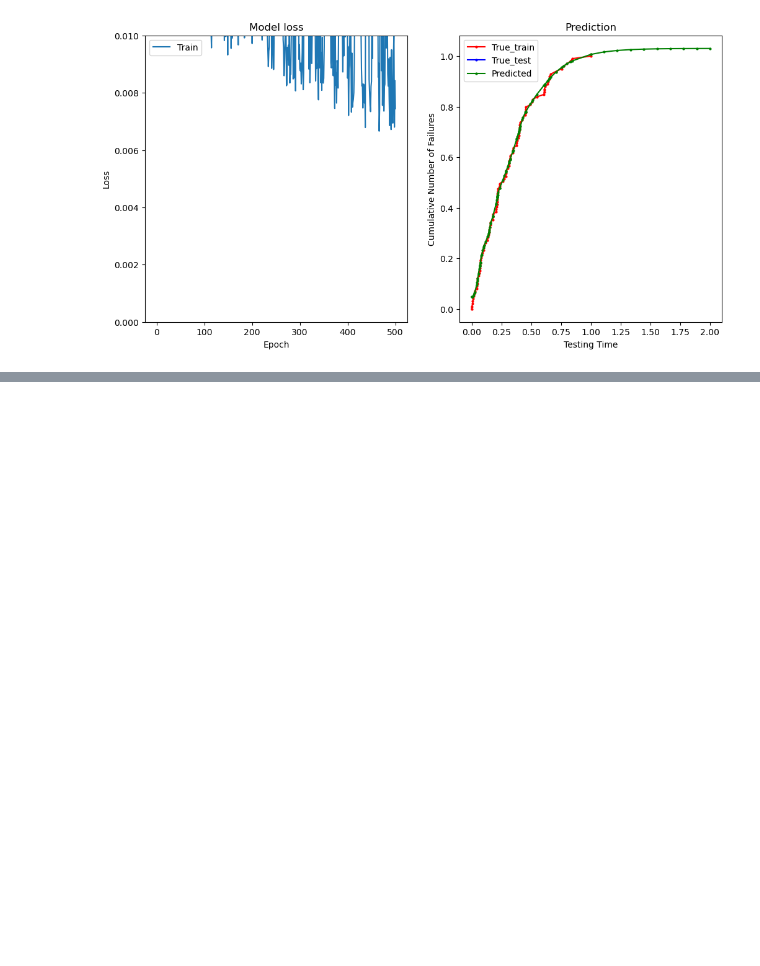
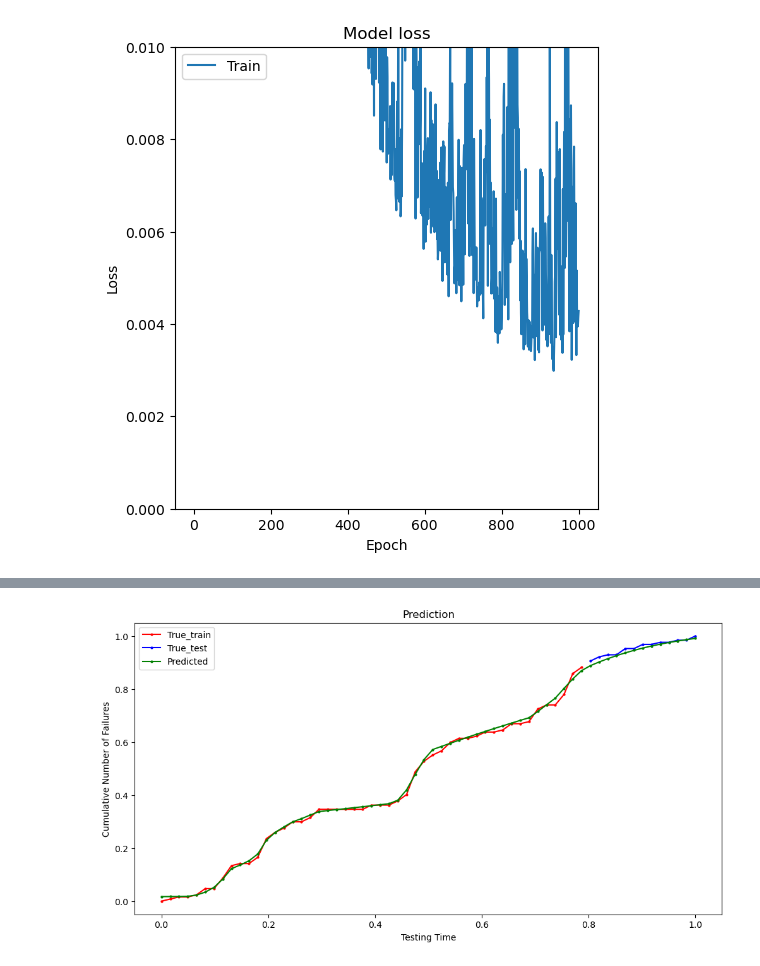
Before and after one commit to W-Zama/NN_failure_prediction, a Jupyter notebook: pre.ipynb, the cells around one changed output, grey strips where cells are left out. Cells and saved outputs as stored; diff of their text form; code cells hidden in the pictures; blank space fills up the shorter version.

```diff
--- a/pre.ipynb
+++ b/pre.ipynb
@@ -23,15 +23,15 @@ import srdata
     # 3: Lyu/J3.csv
     # 4: Lyu/J4.csv
     # 5: Lyu/J5.csv
-data_type = 1
-data_index = 3
+data_type = 2
+dataset_index = 1
 
 # 学習データとテストデータの割合（全体のデータ数ににtrain_ratioをかけて小数点以下切り捨てした数が学習データ数）
-train_ratio = 1
+train_ratio = 0.8
 
 # ハイパーパラメータ
 hidden_units = 500
-epochs = 500
+epochs = 1000
 batch_size = 32
 
 # 正規化の有無
@@ -53,7 +53,7 @@ sample_weight = True
 verbose = 1
 
 # 追加の予測値
-additional_prediction = True
+additional_prediction = False
 
 ####################################################################################################
 
@@ -70,13 +70,24 @@ def generate_data(data_type, dataset_index, size=100, scale=50, shape=2, loc=0):
             samples = np.random.exponential(scale, size)
             sorted_samples = np.sort(samples)
 
+            # データの保存
+            with open("datasets/simulaton/exponential.csv", "w") as f:
+                for sample in sorted_samples:
+                    f.write(str(sample) + "\n")
+
         # ガンマ分布モデル
         # 正式な分布と違う？(https://github.com/SwReliab/SRATS2017/blob/master/docs/pdfs/srats_model.pdf)
+        # こっちがあっているかも(https://www.researchgate.net/profile/Hiroyuki-Okamura/publication/261238504_SRATS_Software_reliability_assessment_tool_on_spreadsheet_Experience_report/links/5788308e08ae21394a0c7b1e/SRATS-Software-reliability-assessment-tool-on-spreadsheet-Experience-report.pdf)
         # 将来的に逆変換サンプリングを用いて実装する予定
         elif dataset_index == 2:
             # データの生成
             samples = np.random.gamma(shape, scale, size)
             sorted_samples = np.sort(samples)
+
+            # データの保存
+            with open("datasets/simulaton/gamma.csv", "w") as f:
+                for sample in sorted_samples:
+                    f.write(str(sample) + "\n")
 
         # 切断正規分布モデル
         # 正式な分布と違う？(https://github.com/SwReliab/SRATS2017/blob/master/docs/pdfs/srats_model.pdf)
@@ -85,6 +96,11 @@ def generate_data(data_type, dataset_index, size=100, scale=50, shape=2, loc=0):
             truncnorm_dist = truncnorm((0 - loc) / scale, (np.inf - 0) / scale, loc=loc, scale=scale)
             samples = truncnorm_dist.rvs(size)
             sorted_samples = np.sort(samples)
+
+            # データの保存
+            with open("datasets/simulaton/truncnorm.csv", "w") as f:
+                for sample in sorted_samples:
+                    f.write(str(sample) + "\n")
 
         # データの作成
         X = sorted_samples.reshape(-1, 1)
@@ -107,7 +123,8 @@ def generate_data(data_type, dataset_index, size=100, scale=50, shape=2, loc=0):
 tf.keras.utils.set_random_seed(1)
 
 # データの生成
-X, y = generate_data(data_type, data_index)
+X, y = generate_data(data_type, dataset_index)
+print(X)
 
 # データの分割
 train_size = int(len(X) * train_ratio)  # 小数点以下切り捨て
@@ -188,6 +205,7 @@ plt.xlabel('Epoch')
 if MinMaxScaler:
     plt.ylim(0, 0.01)   # 正規化する場合ylimを制限しないと損失関数が小さくなりすぎて見えなくなる
 plt.legend(['Train'], loc='upper left')
+plt.show()
 
 # 予測（学習データも含む）
 pred_X = X
@@ -202,7 +220,8 @@ else :
     print("Predicted number of faults: {}".format(predictions[-1]))
 
 # 予測値のプロット
-plt.subplot(1, 2, 2)
+# plt.subplot(1, 2, 2)
+plt.figure(figsize=(12, 6))
 plt.plot(X_train, y_train, color="red", label='True_train', marker='o', markersize=2)
 plt.plot(X_test, y_test, color="blue", label='True_test', marker='o', markersize=2)
 plt.plot(pred_X, predictions, color="green", label='Predicted', marker='o', markersize=2)
@@ -232 +251 @@ Predicted number of faults: [130.72978]
-[figure, old version]
+[figure, new version]
@@ -232,0 +254 @@ Predicted number of faults: [130.72978]
+[figure, added]
```
Also changed, not shown: parts of 1 cell of this notebook, 7 other files.
